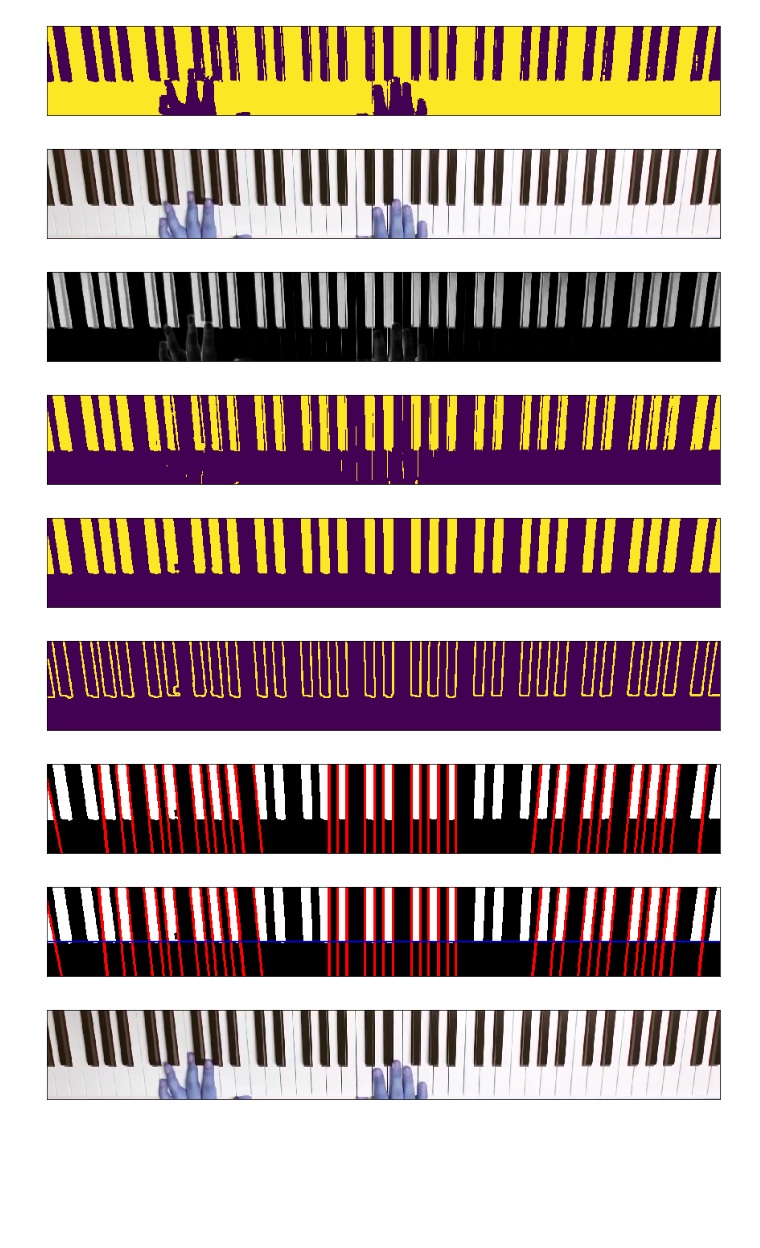
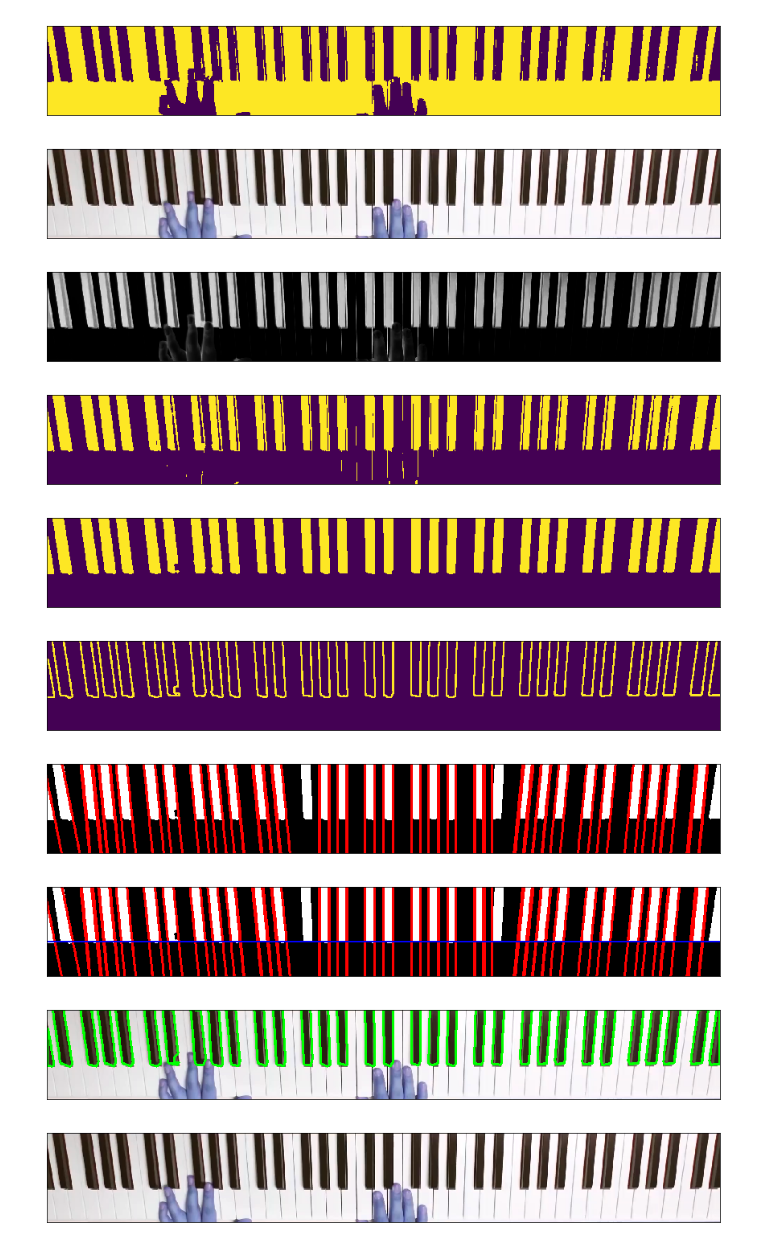
Before and after one commit to rafaeltoyo/piano-lindinho, a Jupyter notebook: notebook/keyboard.ipynb, the cells around one changed output. Saved outputs shown, nothing was run; the diff lists cells and outputs as text; code cells hidden in the pictures; blank space fills up the shorter version.

```diff
--- a/notebook/keyboard.ipynb
+++ b/notebook/keyboard.ipynb
@@ -73,7 +73,7 @@ maxsize = int(np.sqrt(cropped.shape[0] ** 2 + cropped.shape[1] ** 2))
 
 
 hough = cv2.cvtColor(thresh, cv2.COLOR_GRAY2RGB)
-lines = cv2.HoughLines(edges, 1, np.pi / 32, int(cropped.shape[0]/4))
+lines = cv2.HoughLines(edges, 1, np.pi / 32, int(cropped.shape[0] * 0.1))
 if lines is not None:
     for line in lines:
         rho, theta = line[0]
@@ -99,35 +99,44 @@ image_plot(hough)
 
 # hough = cv2.cvtColor(thresh, cv2.COLOR_GRAY2RGB)
 lines = cv2.HoughLines(edges, 1, np.pi / 4, int(cropped.shape[1] * 0.1))
 if lines is not None:
     for line in lines:
         rho, theta = line[0]
 
         if not (np.pi * 3/4 >= (theta % np.pi) >= np.pi * 1/4):
             continue
 
         a = np.cos(theta)
         b = np.sin(theta)
 
         x0 = a * rho
         y0 = b * rho
 
         x1 = int(x0 + maxsize * (-b))
         y1 = int(y0 + maxsize * (a))
         x2 = int(x0 - maxsize * (-b))
         y2 = int(y0 - maxsize * (a))
 
         cv2.line(hough, (x1, y1), (x2, y2), (0, 0, 255), 3)
 
 image_plot(hough)
+
+quero = cropped.copy()
+contours, _ = cv2.findContours(thresh, cv2.RETR_TREE, cv2.CHAIN_APPROX_SIMPLE)
+for cnt in contours:
+    approx = cv2.approxPolyDP(cnt, 0.01 * cv2.arcLength(cnt, True), True)
+    cv2.drawContours(quero, [approx], 0, (0, 255, 0), 5)
+
+image_plot(quero)
 # %% [output]
 [figure]
 [figure]
 [figure]
 [figure]
 [figure]
-[figure, old version]
+[figure, new version]
-[figure, old version]
+[figure, new version]
+[figure, added]
 # %%
 image_plot(cropped)
 
```
